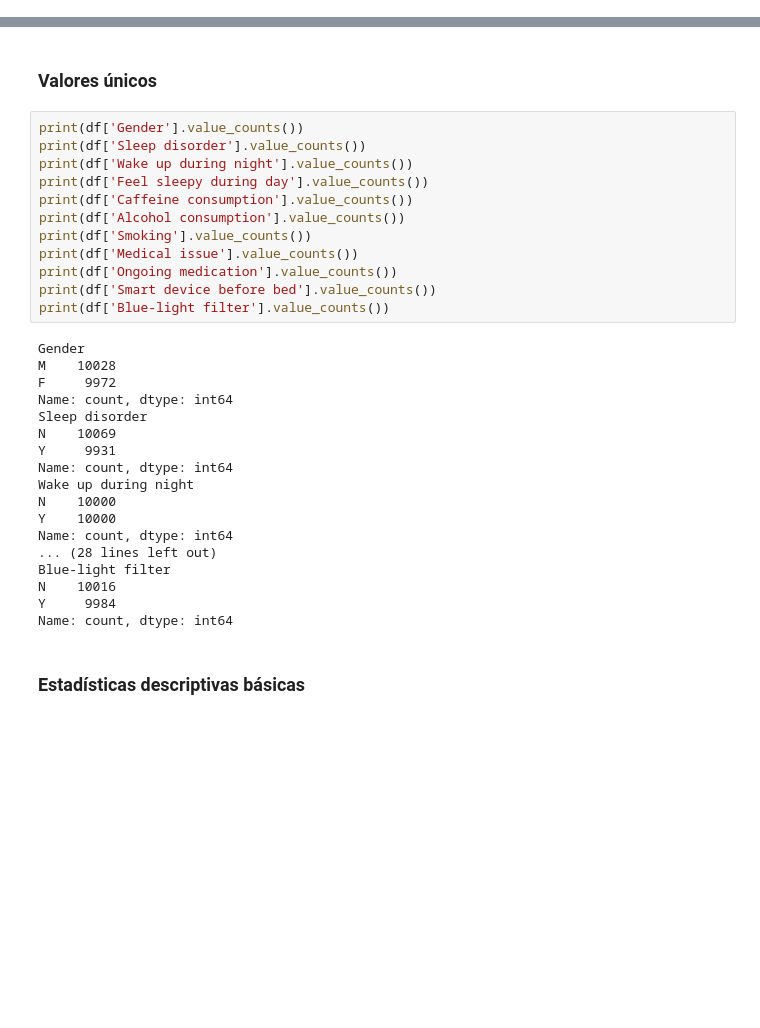
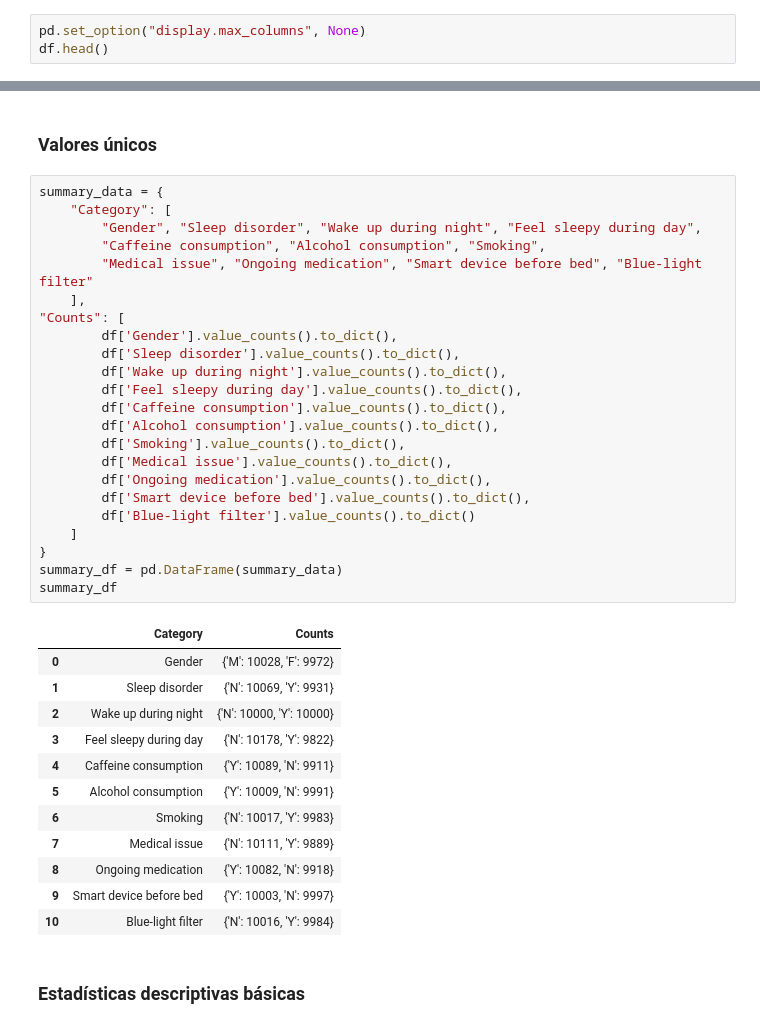
Before and after one commit to JuanManiglia/DS102024, a Jupyter notebook: 3-MachineLearning/10-Proyecto_ML/src/notebooks/limpieza.ipynb, the cells around one changed output, grey strips where cells are left out. Cells and saved outputs as stored; diff of their text form; blank space fills up the shorter version.

```diff
--- a/3-MachineLearning/10-Proyecto_ML/src/notebooks/limpieza.ipynb
+++ b/3-MachineLearning/10-Proyecto_ML/src/notebooks/limpieza.ipynb
@@ -70,0 +109,3 @@ df.head()
+# %%
+pd.set_option("display.max_columns", None)
+df.head()
@@ -123,35 +171,41 @@ dtype: int64
 # %% [markdown]
 ### Valores únicos
 # %%
-print(df['Gender'].value_counts())
-print(df['Sleep disorder'].value_counts())
-print(df['Wake up during night'].value_counts())
-print(df['Feel sleepy during day'].value_counts())
-print(df['Caffeine consumption'].value_counts())
-print(df['Alcohol consumption'].value_counts())
-print(df['Smoking'].value_counts())
-print(df['Medical issue'].value_counts())
-print(df['Ongoing medication'].value_counts())
-print(df['Smart device before bed'].value_counts())
-print(df['Blue-light filter'].value_counts())
+summary_data = {
+    "Category": [
+        "Gender", "Sleep disorder", "Wake up during night", "Feel sleepy during day",
+        "Caffeine consumption", "Alcohol consumption", "Smoking",
+        "Medical issue", "Ongoing medication", "Smart device before bed", "Blue-light filter"
+    ],
+"Counts": [
+        df['Gender'].value_counts().to_dict(),
+        df['Sleep disorder'].value_counts().to_dict(),
+        df['Wake up during night'].value_counts().to_dict(),
+        df['Feel sleepy during day'].value_counts().to_dict(),
+        df['Caffeine consumption'].value_counts().to_dict(),
+        df['Alcohol consumption'].value_counts().to_dict(),
+        df['Smoking'].value_counts().to_dict(),
+        df['Medical issue'].value_counts().to_dict(),
+        df['Ongoing medication'].value_counts().to_dict(),
+        df['Smart device before bed'].value_counts().to_dict(),
+        df['Blue-light filter'].value_counts().to_dict()
+    ]
+}
+summary_df = pd.DataFrame(summary_data)
+summary_df
 # %% [output]
-Gender
-M    10028
-F     9972
-Name: count, dtype: int64
-Sleep disorder
-N    10069
-Y     9931
-Name: count, dtype: int64
-Wake up during night
-N    10000
-Y    10000
-Name: count, dtype: int64
-... (28 lines left out)
-Blue-light filter
-N    10016
-Y     9984
-Name: count, dtype: int64
+|  | Category | Counts |
+| 0 | Gender | {'M': 10028, 'F': 9972} |
+| 1 | Sleep disorder | {'N': 10069, 'Y': 9931} |
+| 2 | Wake up during night | {'N': 10000, 'Y': 10000} |
+| 3 | Feel sleepy during day | {'N': 10178, 'Y': 9822} |
+| 4 | Caffeine consumption | {'Y': 10089, 'N': 9911} |
+| 5 | Alcohol consumption | {'Y': 10009, 'N': 9991} |
+| 6 | Smoking | {'N': 10017, 'Y': 9983} |
+| 7 | Medical issue | {'N': 10111, 'Y': 9889} |
+| 8 | Ongoing medication | {'Y': 10082, 'N': 9918} |
+| 9 | Smart device before bed | {'Y': 10003, 'N': 9997} |
+| 10 | Blue-light filter | {'N': 10016, 'Y': 9984} |
 # %% [markdown]
 ### Estadísticas descriptivas básicas
 # %%
```
Also changed, not shown: parts of 45 cells of this notebook, 4 other files.
